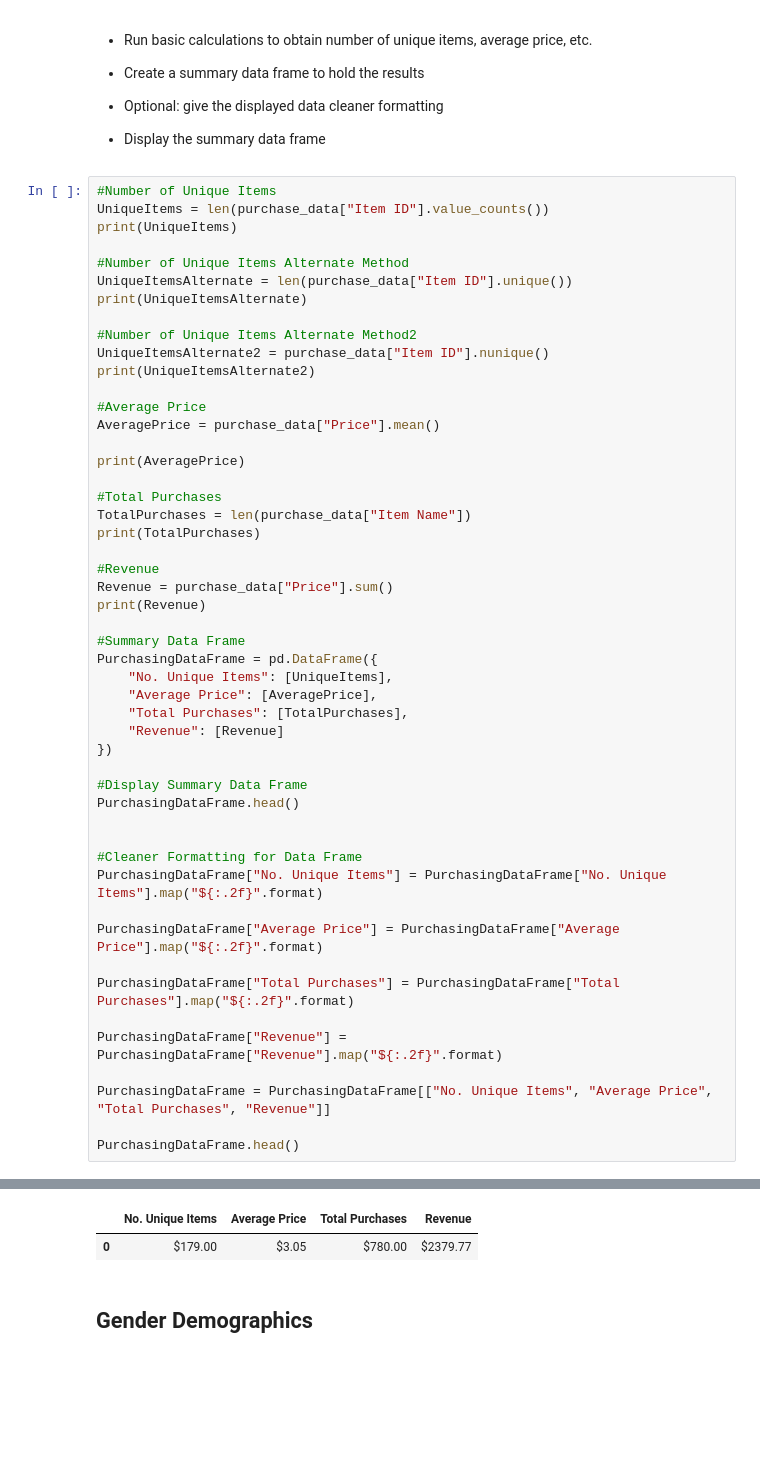
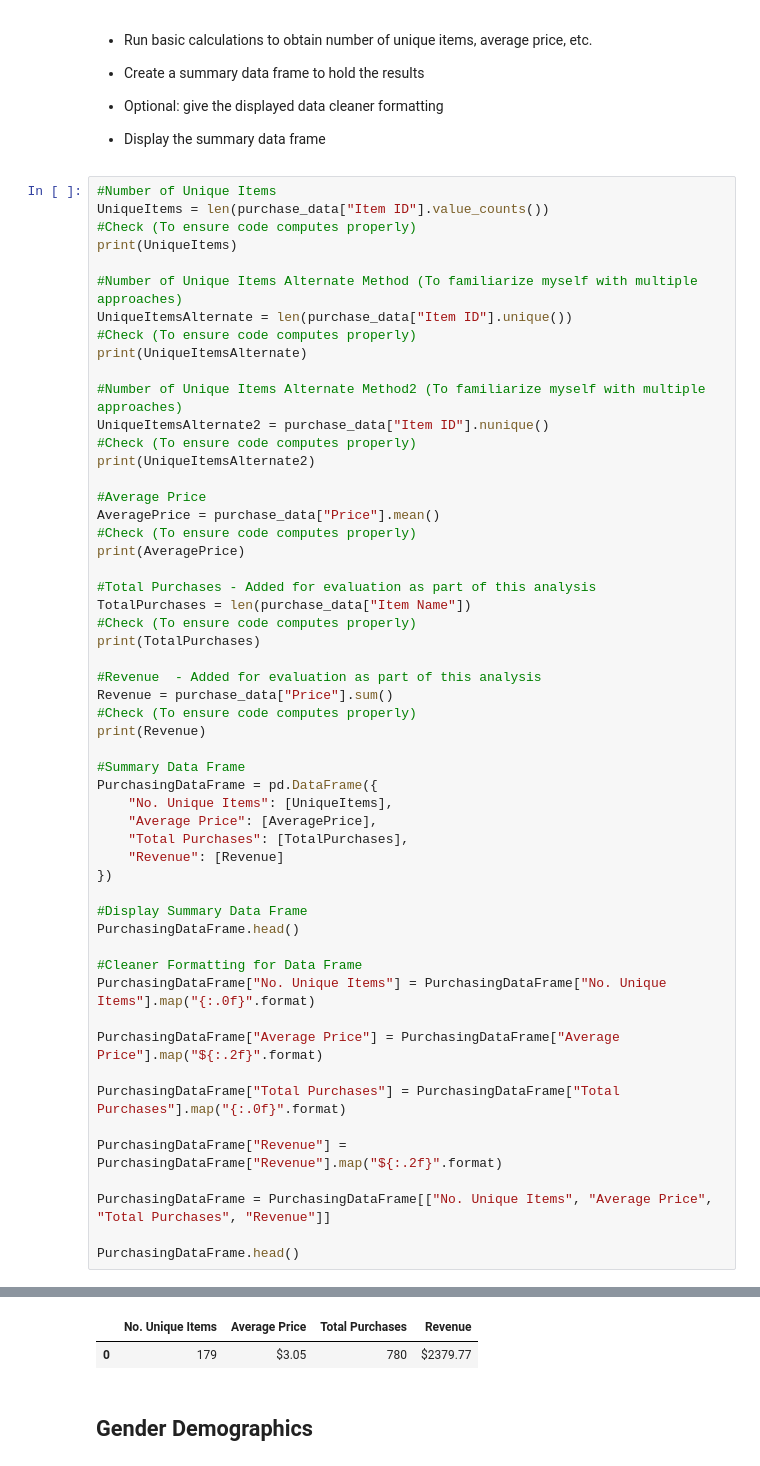
Before and after one commit to atravaglia/pandas-challenge, a Jupyter notebook: HeroesOfPymoli.ipynb, the cells around one changed output, grey strips where cells are left out. Drawn from its saved outputs; the diff is of its cells as text; blank space fills up the shorter version.

```diff
--- a/HeroesOfPymoli.ipynb
+++ b/HeroesOfPymoli.ipynb
@@ -48,62 +48,66 @@ PlayerCountDF
 # %%
 #Number of Unique Items
 UniqueItems = len(purchase_data["Item ID"].value_counts())
+#Check (To ensure code computes properly)
 print(UniqueItems)
 
-#Number of Unique Items Alternate Method
+#Number of Unique Items Alternate Method (To familiarize myself with multiple approaches)
 UniqueItemsAlternate = len(purchase_data["Item ID"].unique())
+#Check (To ensure code computes properly)
 print(UniqueItemsAlternate)
 
-#Number of Unique Items Alternate Method2
+#Number of Unique Items Alternate Method2 (To familiarize myself with multiple approaches)
 UniqueItemsAlternate2 = purchase_data["Item ID"].nunique()
+#Check (To ensure code computes properly)
 print(UniqueItemsAlternate2)
 
 #Average Price
 AveragePrice = purchase_data["Price"].mean()
-
+#Check (To ensure code computes properly)
 print(AveragePrice)
 
-#Total Purchases
+#Total Purchases - Added for evaluation as part of this analysis
 TotalPurchases = len(purchase_data["Item Name"])
+#Check (To ensure code computes properly)
 print(TotalPurchases)
 
-#Revenue
+#Revenue  - Added for evaluation as part of this analysis
 Revenue = purchase_data["Price"].sum()
+#Check (To ensure code computes properly)
 print(Revenue)
 
 #Summary Data Frame
 PurchasingDataFrame = pd.DataFrame({
     "No. Unique Items": [UniqueItems],
     "Average Price": [AveragePrice],
     "Total Purchases": [TotalPurchases],
     "Revenue": [Revenue]
 })
 
 #Display Summary Data Frame
 PurchasingDataFrame.head()
 
-
 #Cleaner Formatting for Data Frame
-PurchasingDataFrame["No. Unique Items"] = PurchasingDataFrame["No. Unique Items"].map("${:.2f}".format)
+PurchasingDataFrame["No. Unique Items"] = PurchasingDataFrame["No. Unique Items"].map("{:.0f}".format)
 
 PurchasingDataFrame["Average Price"] = PurchasingDataFrame["Average Price"].map("${:.2f}".format)
 
-PurchasingDataFrame["Total Purchases"] = PurchasingDataFrame["Total Purchases"].map("${:.2f}".format)
+PurchasingDataFrame["Total Purchases"] = PurchasingDataFrame["Total Purchases"].map("{:.0f}".format)
 
 PurchasingDataFrame["Revenue"] = PurchasingDataFrame["Revenue"].map("${:.2f}".format)
 
 PurchasingDataFrame = PurchasingDataFrame[["No. Unique Items", "Average Price", "Total Purchases", "Revenue"]]
 
 PurchasingDataFrame.head()
 # %% [output]
 179
 179
 179
 3.050987179487176
 780
 2379.77
 |  | No. Unique Items | Average Price | Total Purchases | Revenue |
-| 0 | $179.00 | $3.05 | $780.00 | $2379.77 |
+| 0 | 179 | $3.05 | 780 | $2379.77 |
 # %% [markdown]
 ## Gender Demographics
 # %% [markdown]
```
Also changed, not shown: parts of 12 cells of this notebook, 1 other file.
